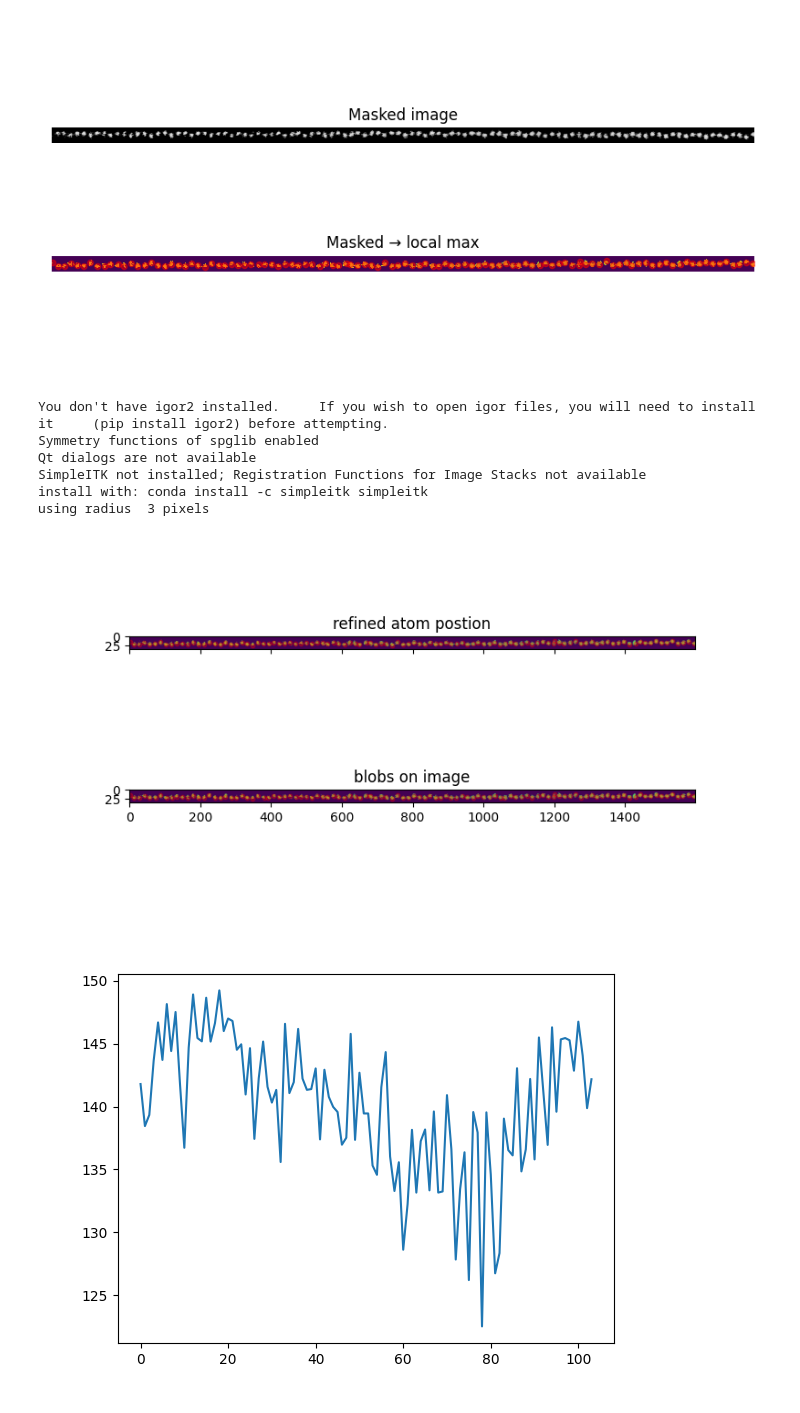
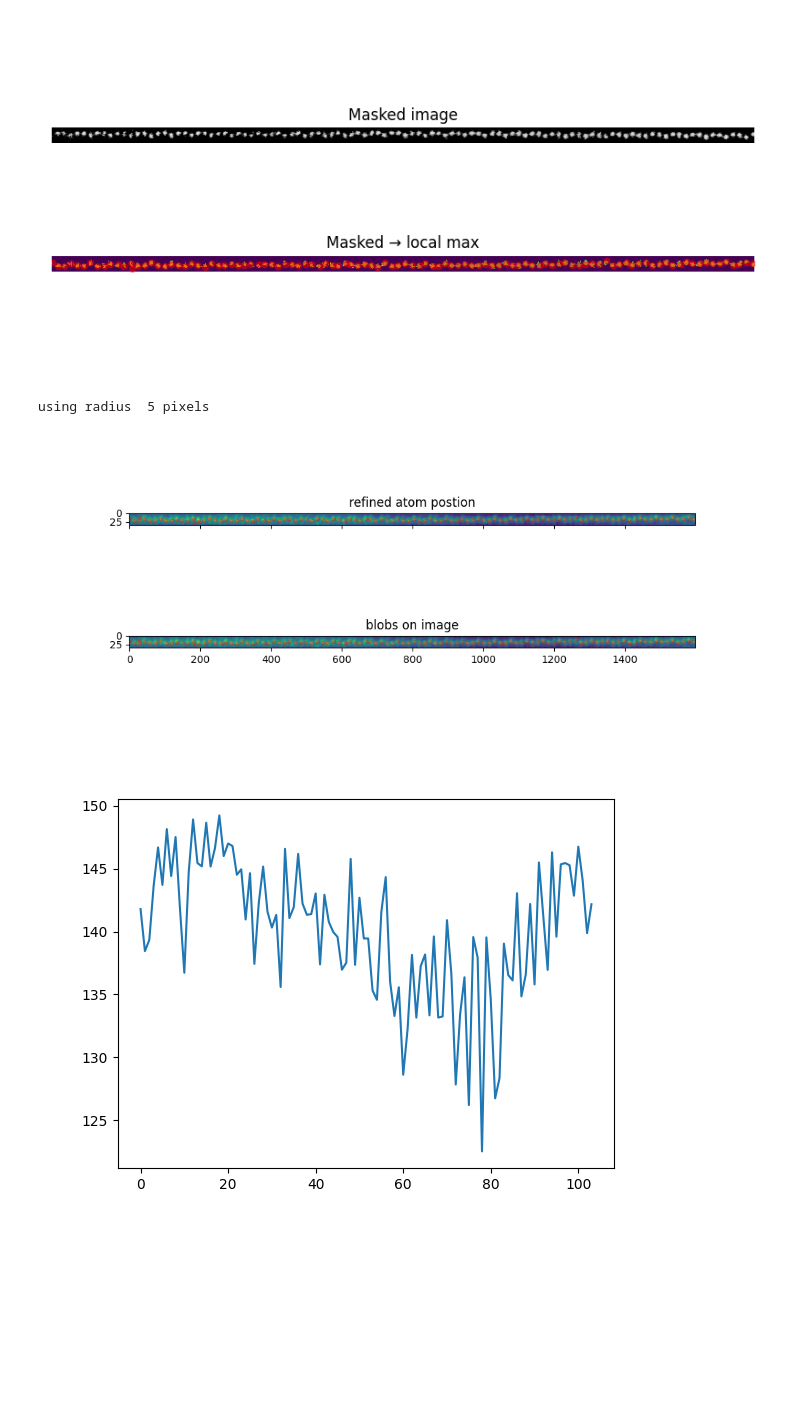
Before and after one commit to jiananwu72/LuFeO3Detect, a Jupyter notebook: LuFeO3/LFOWindowingAutomated.ipynb, the cells around one changed output. Saved outputs shown, nothing was run; the diff lists cells and outputs as text; code cells hidden in the pictures; blank space fills up the shorter version.

```diff
--- a/LuFeO3/LFOWindowingAutomated.ipynb
+++ b/LuFeO3/LFOWindowingAutomated.ipynb
@@ -47,26 +49,25 @@ from skimage.morphology import disk
 
 strip = image.data
 col_median = np.median(strip, axis=0)
-bg1 = gaussian_filter(col_median, sigma=50)
-flat = strip - bg1[np.newaxis, :]
 
-# bg = median(strip, disk(20))         # tune radius for better performance; needs parameter tuning, so I will leave it here now.
-# flat = strip - bg
+
+# bg1 = gaussian_filter(col_median, sigma=50)
+# flat = strip - bg1[np.newaxis, :]
+bg1 = median(strip, disk(20))         # tune radius for better performance; needs parameter tuning, so I will leave it here now.
+flat = strip - bg1
 
 th = threshold_yen(flat)
 mask = flat > th
 
-fig, axes = plt.subplots(3,1, figsize=(8,5))
-axes[0].imshow(strip, cmap='gray', origin='lower')
+fig, axes = plt.subplots(2,1, figsize=(8,5))
+axes[0].imshow(image, cmap='gray', origin='lower')
 axes[0].set_title("Original")
 axes[1].imshow(mask, cmap='gray', origin='lower')
 axes[1].set_title("Thresholded Residual")
-# axes[2].imshow(mask, cmap='gray', origin='lower')
-# axes[2].set_title("Thresholded Residual")
-axes[2].plot(col_median, label='raw median')
-axes[2].plot(bg1,     label='smoothed bg')
-axes[2].legend()
-axes[2].set_title("1D background")
+# axes[2].plot(col_median, label='raw median')
+# axes[2].plot(bg1[:, ],     label='smoothed bg')
+# axes[2].legend()
+# axes[2].set_title("1D background")
 plt.tight_layout()
 plt.show()
 # %% [output]
@@ -76,15 +77,19 @@ import numpy as np
 import matplotlib.pyplot as plt
 from skimage.feature import peak_local_max
 
-masked_img = image.data
+masked_img = image.data.copy()
 masked_img[~mask] = 0
 
-min_dist = 5
+min_dist = 0.12 # adjust this by more experiments
+scale_x = image.axes_manager['x'].scale
+min_dist = int(min_dist/scale_x)
+foot = np.ones((11, 11), dtype=bool)
 
 atom_positions = peak_local_max(
     masked_img,
     min_distance=min_dist,
     threshold_abs=0,
+    footprint=foot,
     exclude_border=False
 )
 
@@ -92,7 +97,7 @@ y_peaks, x_peaks = atom_positions[:,0], atom_positions[:,1]
 fig1, ax = plt.subplots(2, 1,figsize=(8,4))
 ax[0].imshow(masked_img, cmap='gray', origin='lower')
 ax[0].set_title("Masked image")
-ax[1].imshow(image, interpolation='nearest', vmax=np.median(np.array(image))+3*np.std(np.array(image)))
+ax[1].imshow(masked_img, interpolation='nearest', vmax=np.median(np.array(image))+3*np.std(np.array(image)))
 ax[1].scatter(x_peaks, y_peaks, c='r', s=20, alpha = .5)
 ax[1].set_title("Masked → local max")
 for a in ax: a.axis('off')
@@ -102,27 +107,22 @@ plt.show()
 [figure]
 # %%
 import pyTEMlib.atom_tools
-atom_radius = 3
+atom_radius = 5
 
-sym = pyTEMlib.atom_tools.atom_refine(np.array(s_cropped), atom_positions, atom_radius, max_int = 0, min_int = 0, max_dist = 2)
+sym = pyTEMlib.atom_tools.atom_refine(masked_img, atom_positions, atom_radius, max_int = 0, min_int = 0, max_dist = 2)
 refined_atoms = np.array(sym['atoms'])
 # %% [output]
-You don't have igor2 installed.     If you wish to open igor files, you will need to install it     (pip install igor2) before attempting.
-Symmetry functions of spglib enabled
-Qt dialogs are not available
-SimpleITK not installed; Registration Functions for Image Stacks not available
-install with: conda install -c simpleitk simpleitk
-using radius  3 pixels
+using radius  5 pixels
 # %%
-fig, ax = plt.subplots(2, 1, figsize=(8, 4), sharex=True, sharey=True)
+fig, ax = plt.subplots(2, 1, figsize=(10, 4), sharex=True, sharey=True)
 ax[0].imshow(image.T)
 ax[0].scatter(refined_atoms[:,1],refined_atoms[:,0],  s=10, alpha = 0.3, color = 'red')
 ax[0].set_title('refined atom postion')
 ax[1].imshow(image.T)
 ax[1].scatter(atom_positions[:, 1], atom_positions[:, 0], c='r', s=10, alpha = .3);
 ax[1].set_title('blobs on image');
 # %% [output]
-[figure, old version]
+[figure, new version]
 # %%
 atoms = refined_atoms[refined_atoms[:, 1].argsort()]
 # atoms = atoms[:-1] #temporary fix
```
Also changed, not shown: parts of 2 cells of this notebook.
